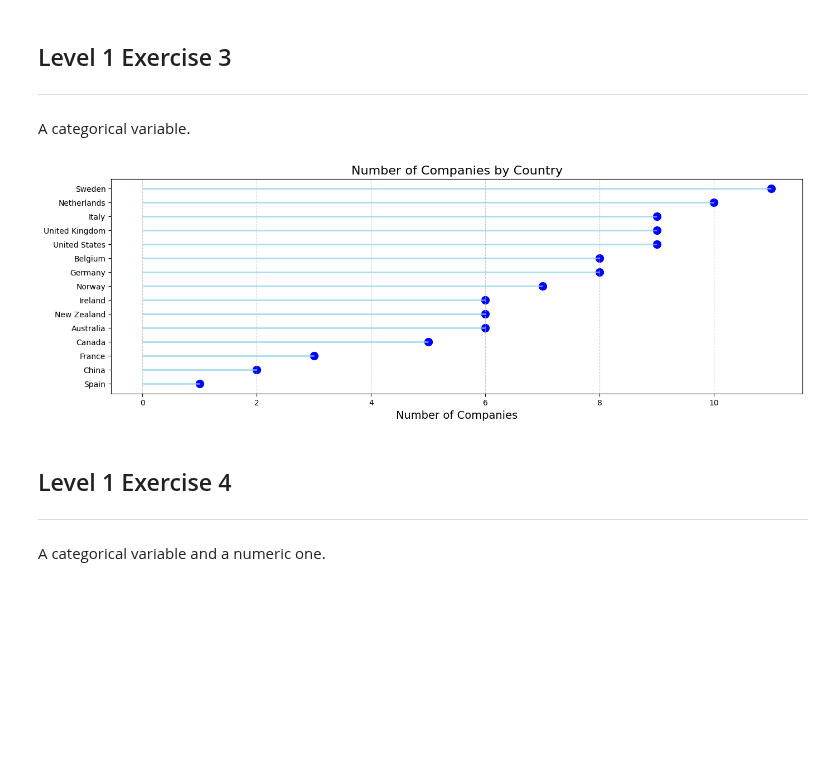
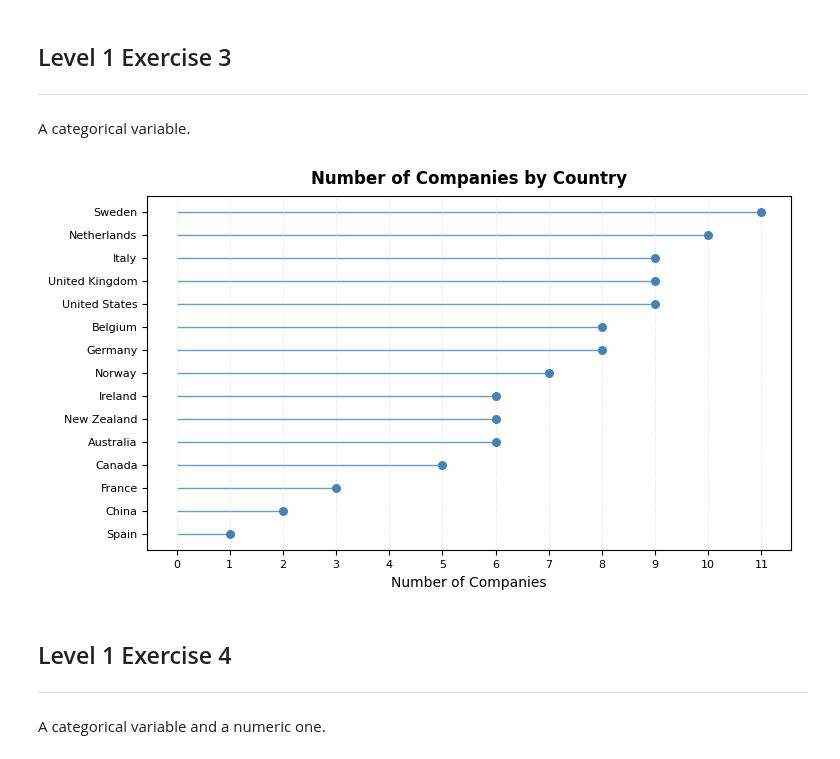
Before and after one commit to leocareer/DA_specialization, a Jupyter notebook: Sprint_08/S8_01.ipynb, the cells around one changed output. Cells and saved outputs as stored; diff of their text form; code cells hidden in the pictures; blank space fills up the shorter version.

Commit message:
sprint 8: S8_01.ipynb: plots params v1 (l1e3)

```diff
--- a/Sprint_08/S8_01.ipynb
+++ b/Sprint_08/S8_01.ipynb
@@ -100,35 +100,38 @@ A categorical variable.
 # %%
 # количества компаний в каждой стране
 country_company_distribution = df_companies['country'].value_counts().reset_index()
 country_company_distribution.columns = ['country', 'company_count']
 country_company_distribution = country_company_distribution.sort_values(by='company_count', ascending=True)
 
-fig, ax = plt.subplots(figsize=(16, 5))
+fig, ax = plt.subplots(figsize=(8.3, 4.6))
 
 ax.hlines(
     y=country_company_distribution['country'],
     xmin=0,
     xmax=country_company_distribution['company_count'],
-    color='skyblue',
     alpha=0.7,
-    linewidth=2
+    linewidths=1,
+    zorder=1
 )
 
 ax.scatter(
     x=country_company_distribution['company_count'],
     y=country_company_distribution['country'],
-    color='blue',
-    s=100,
-    alpha=1
+    s=30,
+    color='steelblue',
+    alpha=1,
+    zorder=2
 )
 
-ax.set_title('Number of Companies by Country', fontsize=16)
-ax.set_xlabel('Number of Companies', fontsize=14)
-ax.grid(axis='x', linestyle='--', alpha=0.7)
+ax.set_title('Number of Companies by Country', fontweight='bold', verticalalignment='bottom')
+ax.set_xlabel('Number of Companies', fontsize=10)
+ax.grid(axis='x', linestyle=':', color='lightgray', linewidth=0.7, alpha=0.8)
+ax.tick_params(labelsize=8)
+ax.set_xticks(range(0, 12, 1))
 
 plt.show()
 # %% [output]
-[figure, old version]
+[figure, new version]
 # %% [markdown]
 ## Level 1 Exercise 4
 ---
```
